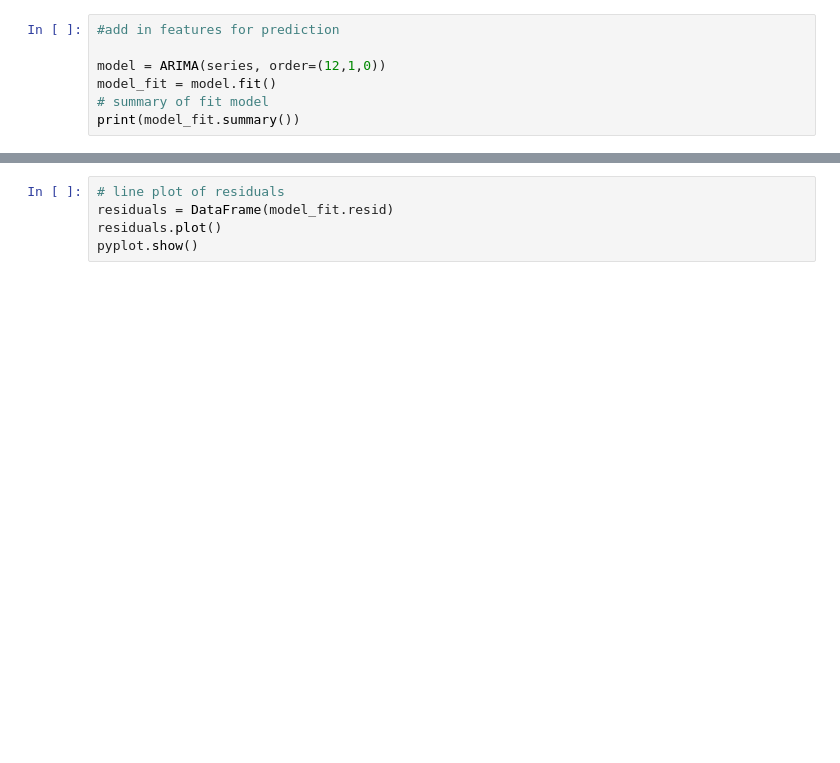
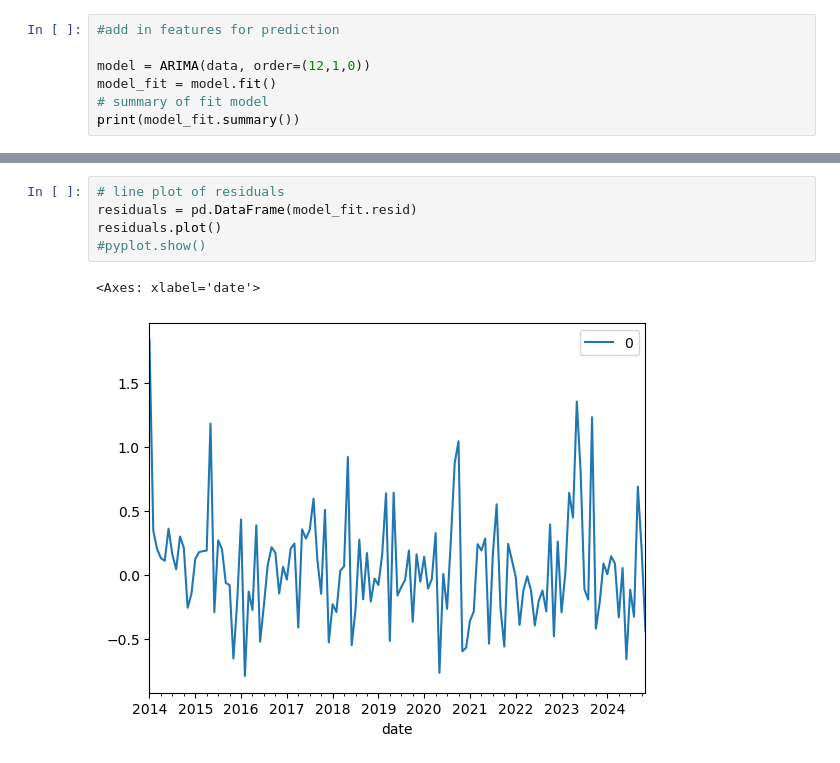
Before and after one commit to 8t88/Air-Quality, a Jupyter notebook: AQ Time Series.ipynb, the cells around one changed output, grey strips where cells are left out. Saved outputs shown, nothing was run; the diff lists cells and outputs as text; blank space fills up the shorter version.

```diff
--- a/AQ Time Series.ipynb
+++ b/AQ Time Series.ipynb
@@ -35,7 +53,7 @@ pyplot.show()
 # %%
 #add in features for prediction
 
-model = ARIMA(series, order=(12,1,0))
+model = ARIMA(data, order=(12,1,0))
 model_fit = model.fit()
 # summary of fit model
 print(model_fit.summary())
@@ -42,8 +78,11 @@ print(model_fit.summary())
 # %%
 # line plot of residuals
-residuals = DataFrame(model_fit.resid)
+residuals = pd.DataFrame(model_fit.resid)
 residuals.plot()
-pyplot.show()
+#pyplot.show()
+# %% [output]
+<Axes: xlabel='date'>
+[figure, added]
 # %%
 # density plot of residuals
 residuals.plot(kind='kde')
```
Also changed, not shown: parts of 8 cells of this notebook.
